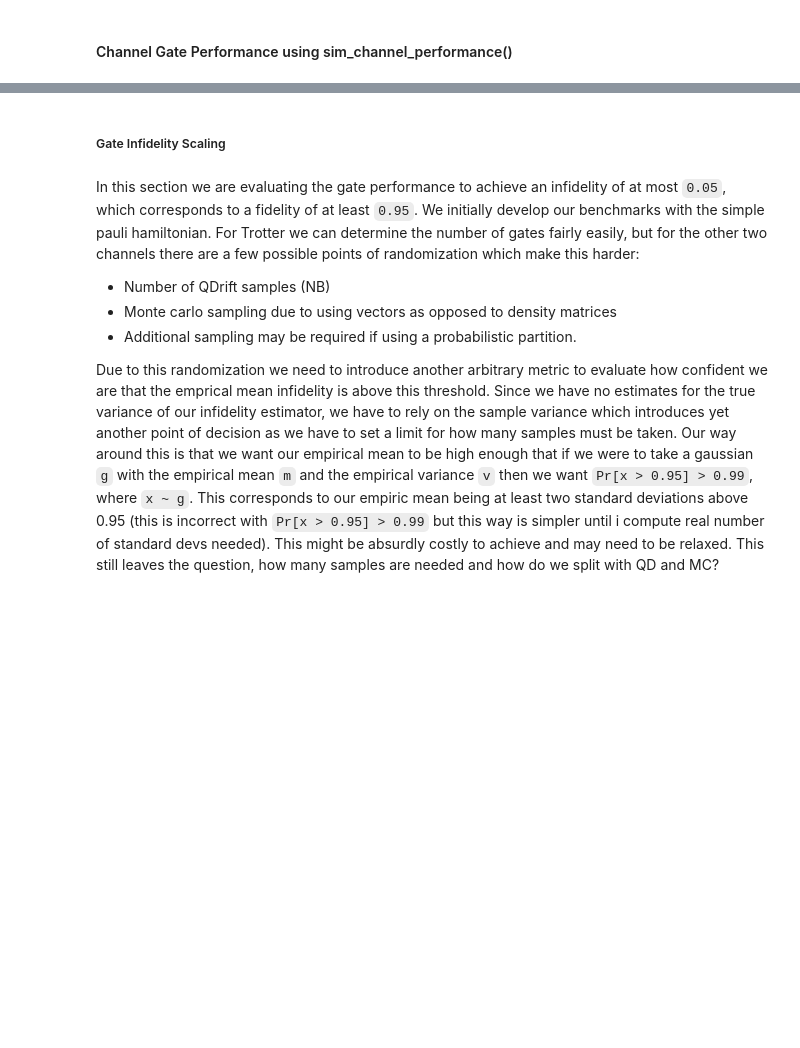
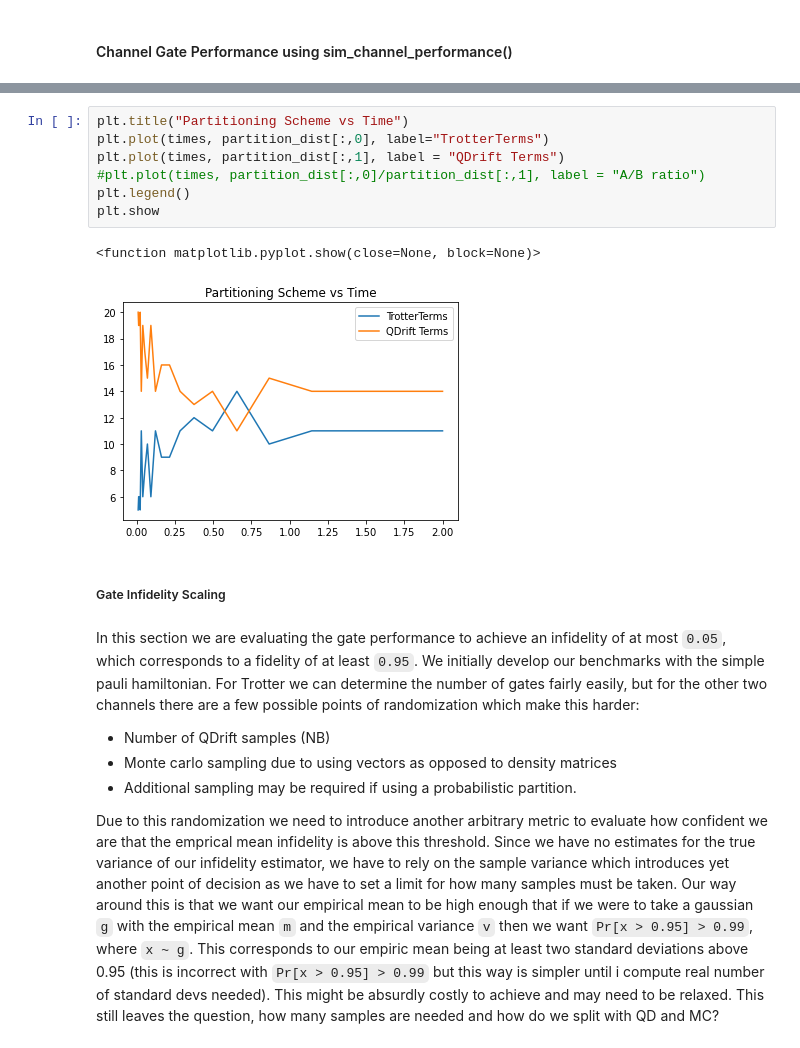
Before and after one commit to mattp97/Trotter-Qdrift-Simulation, a Jupyter notebook: Hybridized Simulation Jellium.ipynb, the cells around one changed output, grey strips where cells are left out. Cells and saved outputs as stored; diff of their text form; blank space fills up the shorter version.

```diff
--- a/Hybridized Simulation Jellium.ipynb
+++ b/Hybridized Simulation Jellium.ipynb
@@ -511,3 +592,13 @@ plt.show()
+# %%
+plt.title("Partitioning Scheme vs Time")
+plt.plot(times, partition_dist[:,0], label="TrotterTerms")
+plt.plot(times, partition_dist[:,1], label = "QDrift Terms")
+#plt.plot(times, partition_dist[:,0]/partition_dist[:,1], label = "A/B ratio")
+plt.legend()
+plt.show
+# %% [output]
+<function matplotlib.pyplot.show(close=None, block=None)>
+[figure, added]
 # %% [markdown]
 ##### Gate Infidelity Scaling
 # %% [markdown]
```
Also changed, not shown: parts of 12 cells of this notebook, 2 other files.
